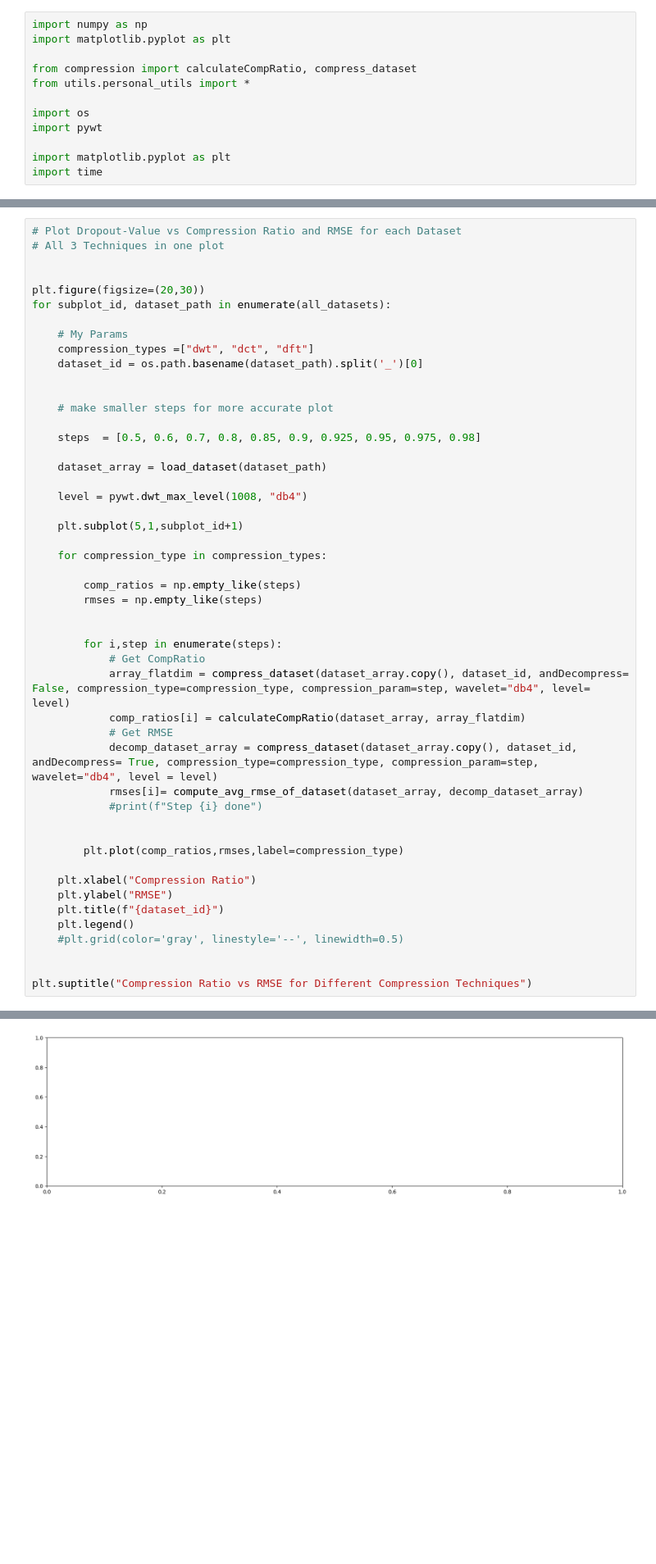
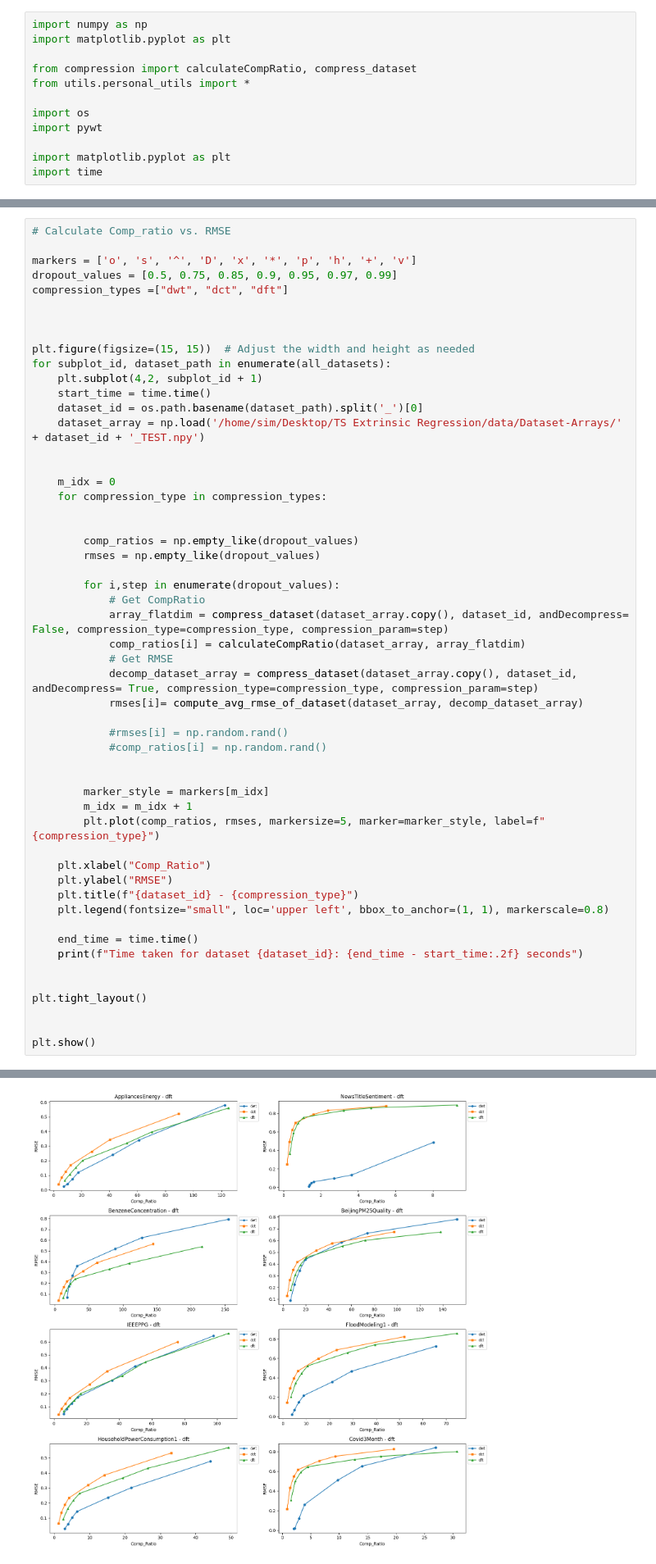
Before and after one commit to Terma9/TSER_Compression, a Jupyter notebook: TSER Code/Quantization Study.ipynb, the cells around one changed output, grey strips where cells are left out. Shown at 82% size. Saved outputs shown, nothing was run; the diff lists cells and outputs as text; blank space fills up the shorter version.

```diff
--- a/TSER Code/Quantization Study.ipynb
+++ b/TSER Code/Quantization Study.ipynb
@@ -127,50 +178,54 @@ Time taken for dataset Covid3Month: 0.38 seconds
 # %%
-# Plot Dropout-Value vs Compression Ratio and RMSE for each Dataset
-# All 3 Techniques in one plot
+# Calculate Comp_ratio vs. RMSE
+
+markers = ['o', 's', '^', 'D', 'x', '*', 'p', 'h', '+', 'v']
+dropout_values = [0.5, 0.75, 0.85, 0.9, 0.95, 0.97, 0.99]
+compression_types =["dwt", "dct", "dft"]
 
 
-plt.figure(figsize=(20,30))
+
+plt.figure(figsize=(15, 15))  # Adjust the width and height as needed
 for subplot_id, dataset_path in enumerate(all_datasets):
-
-    # My Params
-    compression_types =["dwt", "dct", "dft"]
+    plt.subplot(4,2, subplot_id + 1)
+    start_time = time.time()
     dataset_id = os.path.basename(dataset_path).split('_')[0]
+    dataset_array = np.load('/home/sim/Desktop/TS Extrinsic Regression/data/Dataset-Arrays/' + dataset_id + '_TEST.npy')
 
 
-    # make smaller steps for more accurate plot
-
-    steps  = [0.5, 0.6, 0.7, 0.8, 0.85, 0.9, 0.925, 0.95, 0.975, 0.98]
-
-    dataset_array = load_dataset(dataset_path)
-
-    level = pywt.dwt_max_level(1008, "db4")
-
-    plt.subplot(5,1,subplot_id+1)
-
+    m_idx = 0
     for compression_type in compression_types:
 
-        comp_ratios = np.empty_like(steps)
-        rmses = np.empty_like(steps)
+
+        comp_ratios = np.empty_like(dropout_values)
+        rmses = np.empty_like(dropout_values)
+
+        for i,step in enumerate(dropout_values):
+            # Get CompRatio
+            array_flatdim = compress_dataset(dataset_array.copy(), dataset_id, andDecompress= False, compression_type=compression_type, compression_param=step)
+            comp_ratios[i] = calculateCompRatio(dataset_array, array_flatdim)
+            # Get RMSE
+            decomp_dataset_array = compress_dataset(dataset_array.copy(), dataset_id, andDecompress= True, compression_type=compression_type, compression_param=step)
+            rmses[i]= compute_avg_rmse_of_dataset(dataset_array, decomp_dataset_array)
+
+            #rmses[i] = np.random.rand()
+            #comp_ratios[i] = np.random.rand()
 
 
-        for i,step in enumerate(steps):
-            # Get CompRatio
-            array_flatdim = compress_dataset(dataset_array.copy(), dataset_id, andDecompress= False, compression_type=compression_type, compression_param=step, wavelet="db4", level= level)
-            comp_ratios[i] = calculateCompRatio(dataset_array, array_flatdim)
-            # Get RMSE
-            decomp_dataset_array = compress_dataset(dataset_array.copy(), dataset_id, andDecompress= True, compression_type=compression_type, compression_param=step, wavelet="db4", level = level)
-            rmses[i]= compute_avg_rmse_of_dataset(dataset_array, decomp_dataset_array)
-            #print(f"Step {i} done")
+        marker_style = markers[m_idx]
+        m_idx = m_idx + 1
+        plt.plot(comp_ratios, rmses, markersize=5, marker=marker_style, label=f"{compression_type}")
+
+    plt.xlabel("Comp_Ratio")
+    plt.ylabel("RMSE")
+    plt.title(f"{dataset_id} - {compression_type}")
+    plt.legend(fontsize="small", loc='upper left', bbox_to_anchor=(1, 1), markerscale=0.8)
+
+    end_time = time.time()
+    print(f"Time taken for dataset {dataset_id}: {end_time - start_time:.2f} seconds")
 
 
-        plt.plot(comp_ratios,rmses,label=compression_type)
-
-    plt.xlabel("Compression Ratio")
-    plt.ylabel("RMSE")
-    plt.title(f"{dataset_id}")
-    plt.legend()
-    #plt.grid(color='gray', linestyle='--', linewidth=0.5)
+plt.tight_layout()
 
 
-plt.suptitle("Compression Ratio vs RMSE for Different Compression Techniques")
+plt.show()
 # %% [output]
@@ -178 +240 @@ AttributeError: 'tuple' object has no attribute 'copy'
-[figure, old version]
+[figure, new version]
```
Also changed, not shown: parts of 3 cells of this notebook, 2 other files.
